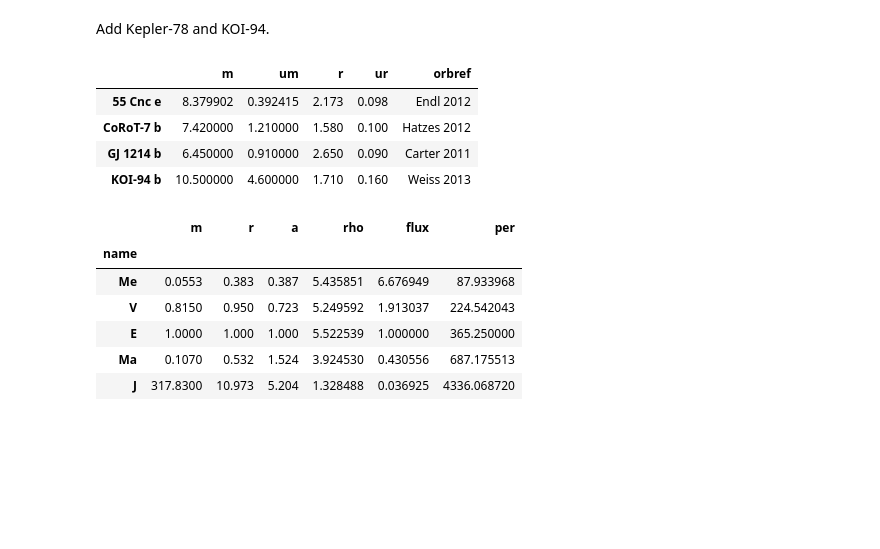
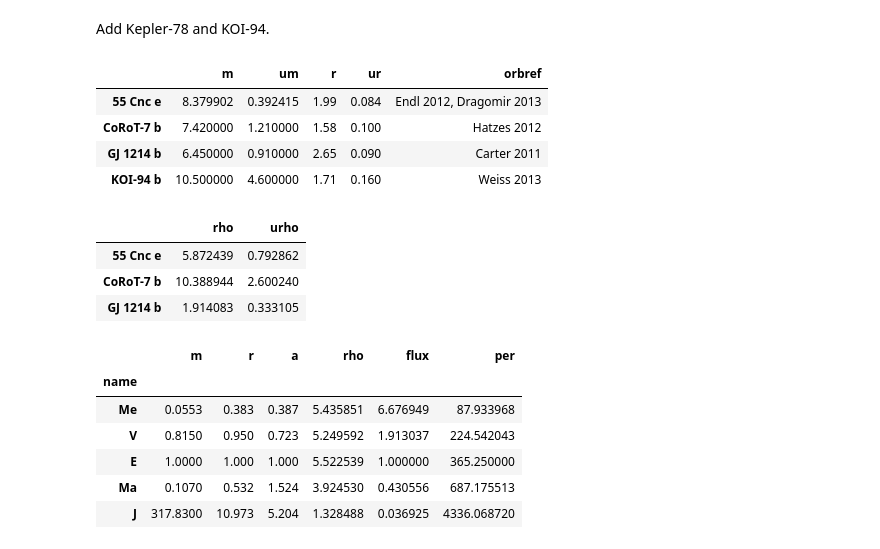
Before and after one commit to sealauren/mrf, a Jupyter notebook: write_exoplanet_table.ipynb, the cells around one changed output. Cells and saved outputs as stored; diff of their text form; code cells hidden in the pictures; blank space fills up the shorter version.

Commit message:
Changed radius of 55 Cnc e to Dragomir 2013 result.  Recalculated densities.

```diff
--- a/write_exoplanet_table.ipynb
+++ b/write_exoplanet_table.ipynb
@@ -130,16 +130,30 @@ df = df.append(K78df)
 df = df.append(KOI94df)
 df = df.set_index('name')
 # %%
-df.loc['55 Cnc e',['r','ur']] = [2.173, 0.098]
+# update Ms and Rs with literature values
+df.loc['55 Cnc e',['r','ur','orbref']] = [1.990, 0.084, "Endl 2012, Dragomir 2013"]
 df.loc['CoRoT-7 b',['m','um','r','ur','orbref']] = [ 7.42 , 1.21 ,  1.58 , 0.1 , "Hatzes 2012"]
 df.loc['GJ 1214 b',['m','um','r','ur','orbref']] = [ 6.45 , 0.91 ,  2.65 , 0.09 , "Carter 2011"]
 df.loc[['55 Cnc e', 'CoRoT-7 b', 'GJ 1214 b', 'KOI-94 b'],['m','um','r','ur','orbref']]
 # %% [output]
 |  | m | um | r | ur | orbref |
-| 55 Cnc e | 8.379902 | 0.392415 | 2.173 | 0.098 | Endl 2012 |
-| CoRoT-7 b | 7.420000 | 1.210000 | 1.580 | 0.100 | Hatzes 2012 |
-| GJ 1214 b | 6.450000 | 0.910000 | 2.650 | 0.090 | Carter 2011 |
-| KOI-94 b | 10.500000 | 4.600000 | 1.710 | 0.160 | Weiss 2013 |
+| 55 Cnc e | 8.379902 | 0.392415 | 1.99 | 0.084 | Endl 2012, Dragomir 2013 |
+| CoRoT-7 b | 7.420000 | 1.210000 | 1.58 | 0.100 | Hatzes 2012 |
+| GJ 1214 b | 6.450000 | 0.910000 | 2.65 | 0.090 | Carter 2011 |
+| KOI-94 b | 10.500000 | 4.600000 | 1.71 | 0.160 | Weiss 2013 |
+# %%
+# propagate Ms and Rs to new densities
+df.loc[['55 Cnc e','CoRoT-7 b','GJ 1214 b'],'rho'] = \
+df.loc[['55 Cnc e','CoRoT-7 b','GJ 1214 b'],'m']/(4/3. * pi* (df.loc[['55 Cnc e','CoRoT-7 b','GJ 1214 b'],'r'])**3.)*mearth/rearth**3.
+df.loc[['55 Cnc e','CoRoT-7 b','GJ 1214 b'],'urho'] = df.loc[['55 Cnc e','CoRoT-7 b','GJ 1214 b'],'rho'] * \
+np.sqrt((3 * df.loc[['55 Cnc e','CoRoT-7 b','GJ 1214 b'],'ur']/df.loc[['55 Cnc e','CoRoT-7 b','GJ 1214 b'],'r'])**2. + \
+        (df.loc[['55 Cnc e','CoRoT-7 b','GJ 1214 b'],'um']/df.loc[['55 Cnc e','CoRoT-7 b','GJ 1214 b'],'m'])**2.)
+df.loc[['55 Cnc e','CoRoT-7 b','GJ 1214 b'],['rho','urho']]
+# %% [output]
+|  | rho | urho |
+| 55 Cnc e | 5.872439 | 0.792862 |
+| CoRoT-7 b | 10.388944 | 2.600240 |
+| GJ 1214 b | 1.914083 | 0.333105 |
 # %%
 flux_earth = lsun/(4*np.pi*cmperau**2.) # flux on earth
 df['flux']=df.rstar**2*(df.teff/5778.)**4/df.a**2 #* np.sqrt(1./(1 - df.ecc**2))  #time avg. flux on the planet in earth fluxes
```
Also changed, not shown: parts of 1 cell of this notebook, 8 other files.
